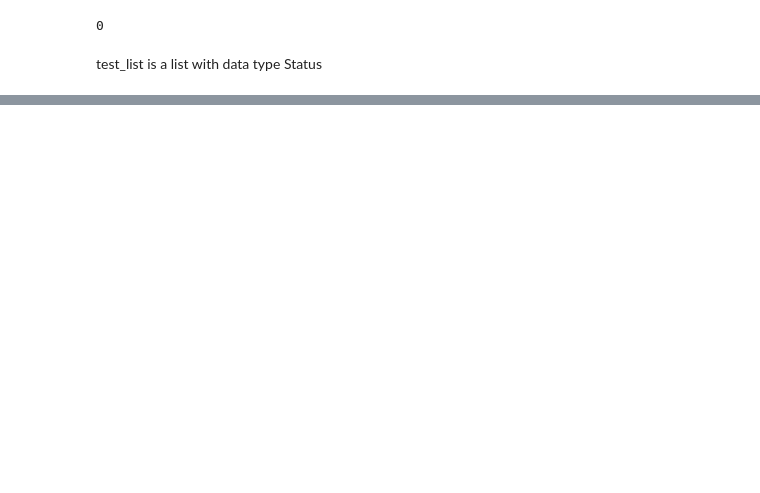
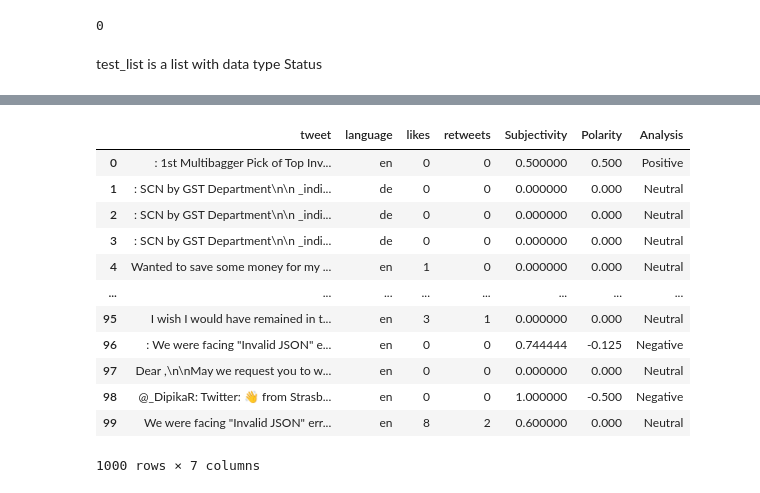
Before and after one commit to parth19184/DPM_twitter_analysis, a Jupyter notebook: DataPart/table_and_sentiment.ipynb, the cells around one changed output, grey strips where cells are left out. Cells and saved outputs as stored; diff of their text form; code cells hidden in the pictures; blank space fills up the shorter version.

Commit message:
multiple data streams, pickling and plotting left

```diff
--- a/DataPart/table_and_sentiment.ipynb
+++ b/DataPart/table_and_sentiment.ipynb
@@ -77,0 +142,29 @@ df
+# %%
+frames2 =[]
+for test_l in frames:
+    df = pd.DataFrame({"tweet": [tweet.text for tweet in test_l], "language":[tweet.lang for tweet in test_l],"likes": [tweet.favorite_count for tweet in test_l],"retweets": [tweet.retweet_count for tweet in test_l]})
+    frames2.append(df)
+# %%
+big_table = pd.concat(frames2)
+# %%
+big_table['tweet'] = big_table['tweet'].apply(cleanText)
+big_table["Subjectivity"] = big_table["tweet"].apply(getSubjectivity)
+big_table["Polarity"] = big_table["tweet"].apply(getPolarity)
+# %%
+big_table["Analysis"] = big_table["Polarity"].apply(getAnalysis)
+# %%
+big_table
+# %% [output]
+|  | tweet | language | likes | retweets | Subjectivity | Polarity | Analysis |
+| 0 | : 1st Multibagger Pick of Top Inv... | en | 0 | 0 | 0.500000 | 0.500 | Positive |
+| 1 | : SCN by GST Department\n\n _indi... | de | 0 | 0 | 0.000000 | 0.000 | Neutral |
+| 2 | : SCN by GST Department\n\n _indi... | de | 0 | 0 | 0.000000 | 0.000 | Neutral |
+| 3 | : SCN by GST Department\n\n _indi... | de | 0 | 0 | 0.000000 | 0.000 | Neutral |
+| 4 | Wanted to save some money for my ... | en | 1 | 0 | 0.000000 | 0.000 | Neutral |
+| ... | ... | ... | ... | ... | ... | ... | ... |
+| 95 | I wish I would have remained in t... | en | 3 | 1 | 0.000000 | 0.000 | Neutral |
+| 96 | : We were facing "Invalid JSON" e... | en | 0 | 0 | 0.744444 | -0.125 | Negative |
+| 97 | Dear ,\n\nMay we request you to w... | en | 0 | 0 | 0.000000 | 0.000 | Neutral |
+| 98 | @_DipikaR: Twitter: 👋 from Strasb... | en | 0 | 0 | 1.000000 | -0.500 | Negative |
+| 99 | We were facing "Invalid JSON" err... | en | 8 | 2 | 0.600000 | 0.000 | Neutral |
+1000 rows × 7 columns
```
Also changed, not shown: parts of 14 cells of this notebook, 2 other files.
